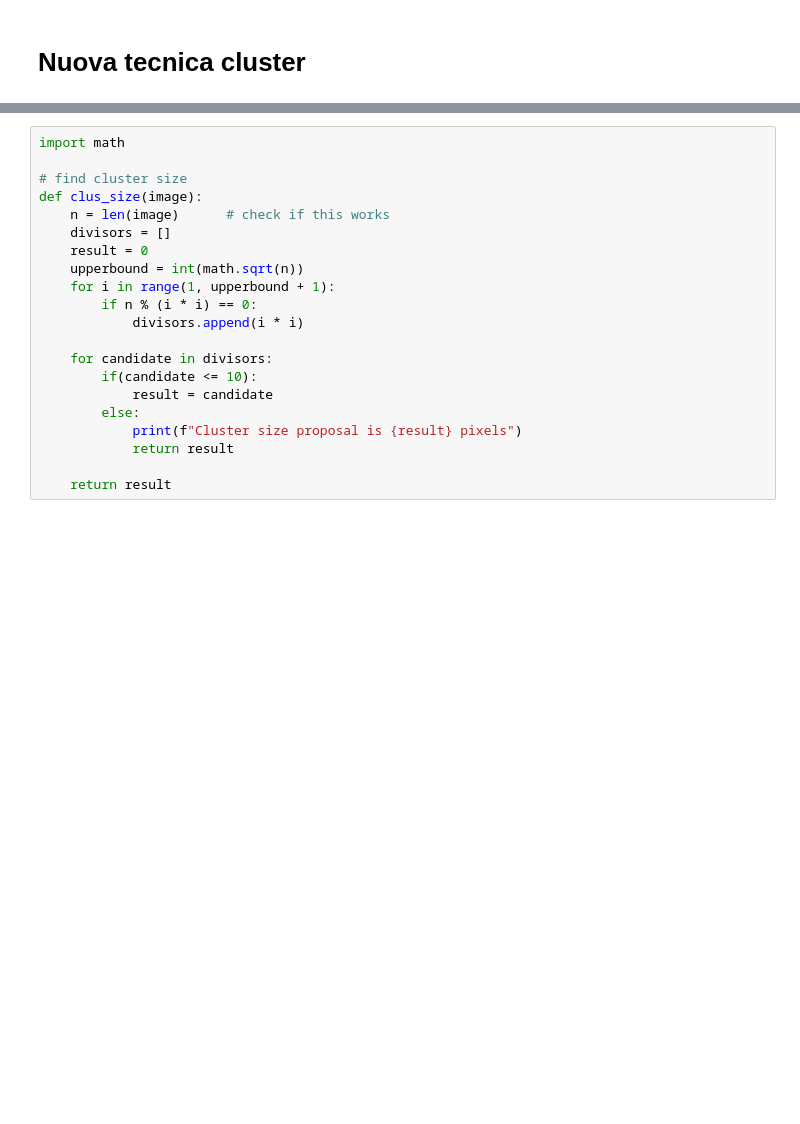
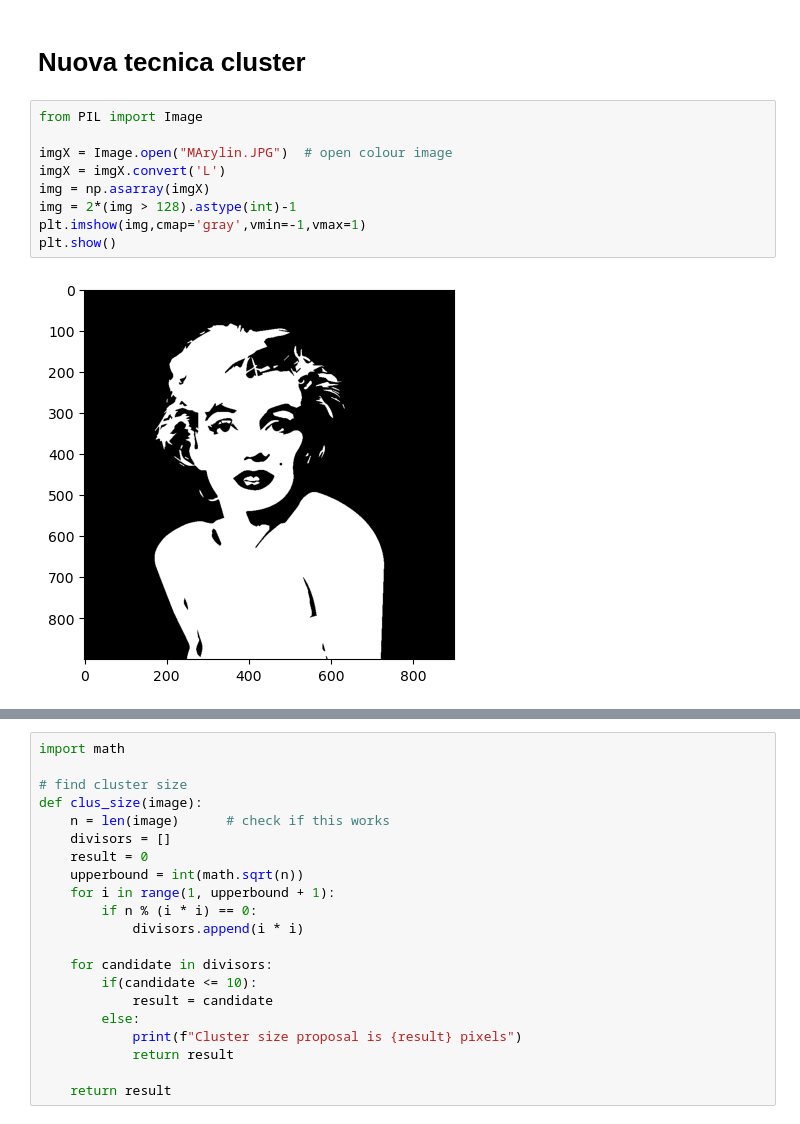
Before and after one commit to pettepiero/Ising-image-denoising, a Jupyter notebook: image_denoising.ipynb, the cells around one changed output, grey strips where cells are left out. Saved outputs shown, nothing was run; the diff lists cells and outputs as text; blank space fills up the shorter version.

```diff
--- a/image_denoising.ipynb
+++ b/image_denoising.ipynb
@@ -297,2 +300,13 @@ epM
 # %% [markdown]
 # Nuova tecnica cluster
+# %%
+from PIL import Image
+
+imgX = Image.open("MArylin.JPG")  # open colour image
+imgX = imgX.convert('L')
+img = np.asarray(imgX)
+img = 2*(img > 128).astype(int)-1
+plt.imshow(img,cmap='gray',vmin=-1,vmax=1)
+plt.show()
+# %% [output]
+[figure, added]
```
Also changed, not shown: parts of 17 cells of this notebook, 1 other file.
